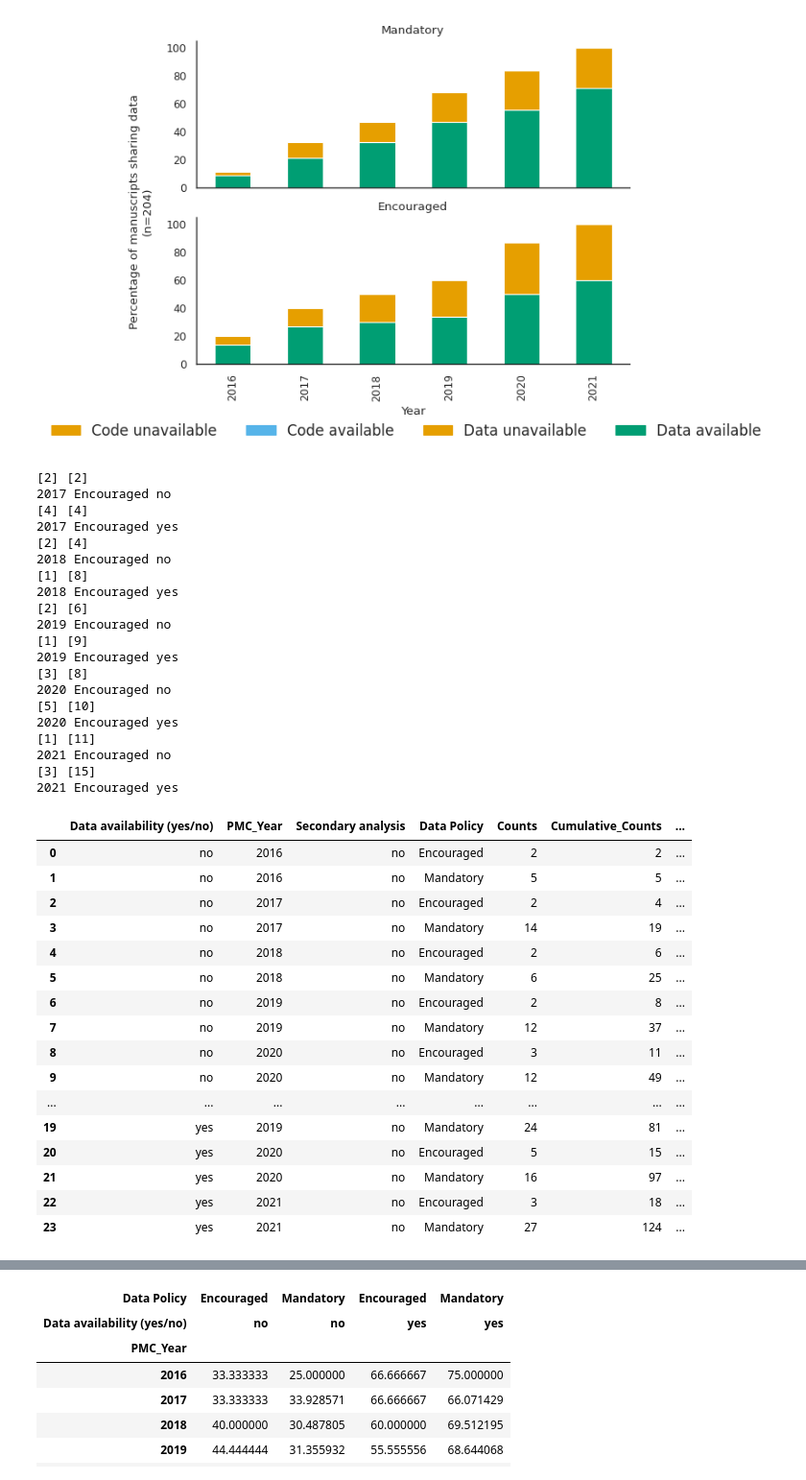
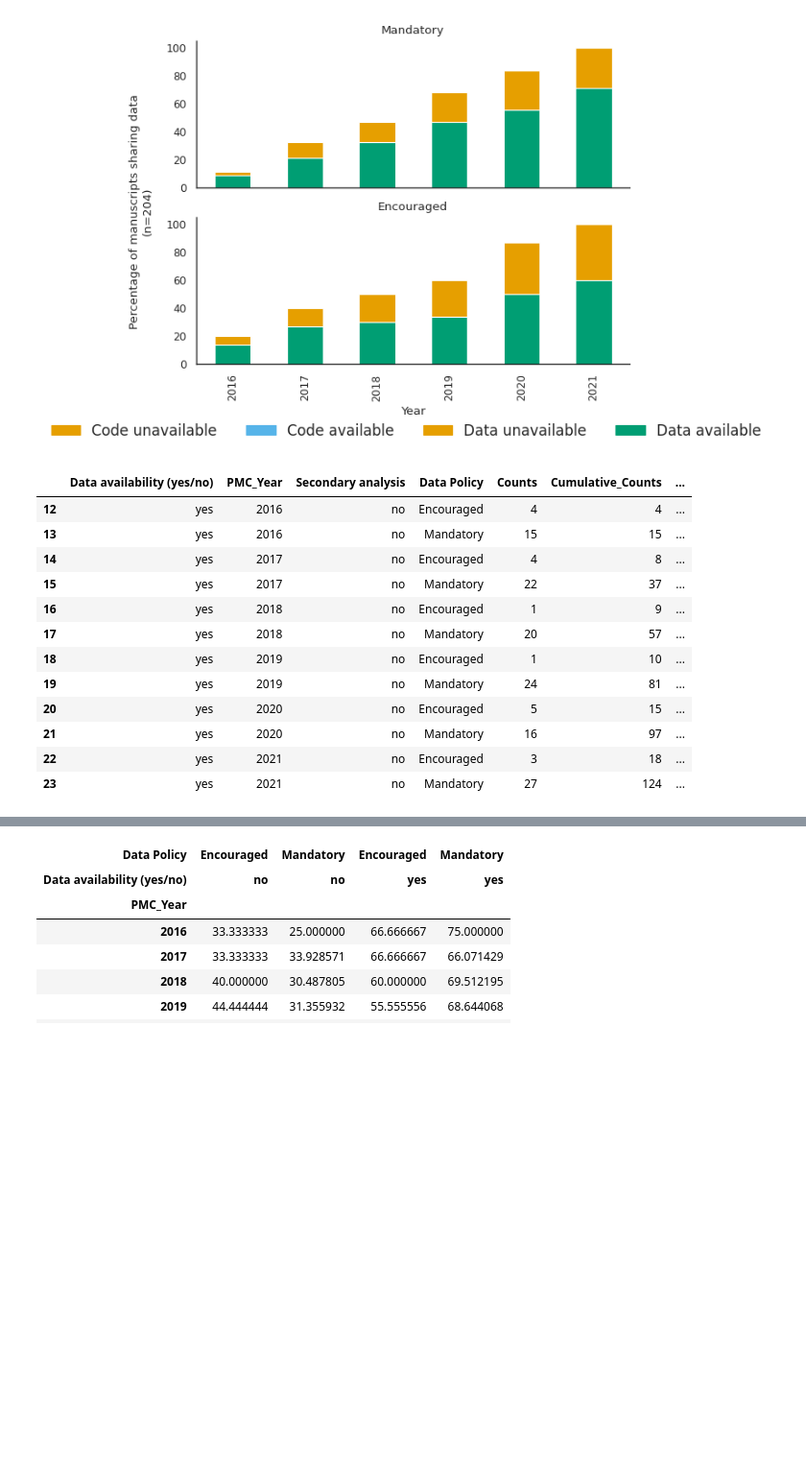
Before and after one commit to Mangul-Lab-USC/code-availability, a Jupyter notebook: notebooks/Figures.ipynb, the cells around one changed output, grey strips where cells are left out. Shown at 96% size. Cells and saved outputs as stored; diff of their text form; code cells hidden in the pictures; blank space fills up the shorter version.

```diff
--- a/notebooks/Figures.ipynb
+++ b/notebooks/Figures.ipynb
@@ -1628,66 +1617,41 @@ for year in years:
             encouraged_cum_sum+=df_temp.loc[((df_temp['PMC_Year']==year)&(df_temp['Data Policy']==policy)),'Counts'].sum()
         elif policy=='Mandatory':
             mandatory_cum_sum+=df_temp.loc[((df_temp['PMC_Year']==year)&(df_temp['Data Policy']==policy)),'Counts'].sum()
         #print(encouraged_cum_sum,mandatory_cum_sum)
         for availbility in availbilities:
             if policy=='Encouraged':
                 if year==2016:
                     df_temp.loc[((df_temp['PMC_Year']==year)&(df_temp['Data Policy']==policy)&(df_temp['Data availability (yes/no)']==availbility)),'Cumulative_Counts']=(((df_temp.loc[((df_temp['PMC_Year']==year)&(df_temp['Data Policy']==policy)&(df_temp['Data availability (yes/no)']==availbility)),'Counts'])))
                     df_temp.loc[((df_temp['PMC_Year']==year)&(df_temp['Data Policy']==policy)&(df_temp['Data availability (yes/no)']==availbility)),'Normalized']=(df_temp.loc[((df_temp['PMC_Year']==year)&(df_temp['Data Policy']==policy)&(df_temp['Data availability (yes/no)']==availbility)),'Cumulative_Counts']/encouraged_cum_sum)*100
                 else:
                     curr_value=df_temp.loc[((df_temp['PMC_Year']==year)&(df_temp['Data Policy']==policy)&(df_temp['Data availability (yes/no)']==availbility)),'Counts'].values
                     if df_temp.loc[((df_temp['PMC_Year']==year-1)&(df_temp['Data Policy']==policy)&(df_temp['Data availability (yes/no)']==availbility)),'Counts'].empty:
                         prev_value=0
                     else:
                         prev_value=df_temp.loc[((df_temp['PMC_Year']==year-1)&(df_temp['Data Policy']==policy)&(df_temp['Data availability (yes/no)']==availbility)),'Cumulative_Counts'].values
-                    print(curr_value,prev_value)
-                    print(year,policy,availbility)
                     df_temp.loc[((df_temp['PMC_Year']==year)&(df_temp['Data Policy']==policy)&(df_temp['Data availability (yes/no)']==availbility)),'Cumulative_Counts']=(curr_value+prev_value)
                     df_temp.loc[((df_temp['PMC_Year']==year)&(df_temp['Data Policy']==policy)&(df_temp['Data availability (yes/no)']==availbility)),'Normalized']=(df_temp.loc[((df_temp['PMC_Year']==year)&(df_temp['Data Policy']==policy)&(df_temp['Data availability (yes/no)']==availbility)),'Cumulative_Counts']/encouraged_cum_sum)*100
             elif policy=='Mandatory':
                 if year==2016:
                     df_temp.loc[((df_temp['PMC_Year']==year)&(df_temp['Data Policy']==policy)&(df_temp['Data availability (yes/no)']==availbility)),'Cumulative_Counts']=(((df_temp.loc[((df_temp['PMC_Year']==year)&(df_temp['Data Policy']==policy)&(df_temp['Data availability (yes/no)']==availbility)),'Counts'])))
                     df_temp.loc[((df_temp['PMC_Year']==year)&(df_temp['Data Policy']==policy)&(df_temp['Data availability (yes/no)']==availbility)),'Normalized']=(df_temp.loc[((df_temp['PMC_Year']==year)&(df_temp['Data Policy']==policy)&(df_temp['Data availability (yes/no)']==availbility)),'Cumulative_Counts']/mandatory_cum_sum)*100
                 else:
 
                     curr_value=df_temp.loc[((df_temp['PMC_Year']==year)&(df_temp['Data Policy']==policy)&(df_temp['Data availability (yes/no)']==availbility)),'Counts'].values
                     prev_value=df_temp.loc[((df_temp['PMC_Year']==year-1)&(df_temp['Data Policy']==policy)&(df_temp['Data availability (yes/no)']==availbility)),'Cumulative_Counts'].values
                     df_temp.loc[((df_temp['PMC_Year']==year)&(df_temp['Data Policy']==policy)&(df_temp['Data availability (yes/no)']==availbility)),'Cumulative_Counts']=(curr_value+prev_value)
                     df_temp.loc[((df_temp['PMC_Year']==year)&(df_temp['Data Policy']==policy)&(df_temp['Data availability (yes/no)']==availbility)),'Normalized']=(df_temp.loc[((df_temp['PMC_Year']==year)&(df_temp['Data Policy']==policy)&(df_temp['Data availability (yes/no)']==availbility)),'Cumulative_Counts']/mandatory_cum_sum)*100
+df_temp=df_temp[~((df_temp['Data availability (yes/no)']=='no'))]
 df_temp
 # %% [output]
-[2] [2]
-2017 Encouraged no
-[4] [4]
-2017 Encouraged yes
-[2] [4]
-2018 Encouraged no
-[1] [8]
-2018 Encouraged yes
-[2] [6]
-2019 Encouraged no
-[1] [9]
-2019 Encouraged yes
-[3] [8]
-2020 Encouraged no
-[5] [10]
-2020 Encouraged yes
-[1] [11]
-2021 Encouraged no
-[3] [15]
-2021 Encouraged yes
 |  | Data availability (yes/no) | PMC_Year | Secondary analysis | Data Policy | Counts | Cumulative_Counts | ... |
-| 0 | no | 2016 | no | Encouraged | 2 | 2 | ... |
-| 1 | no | 2016 | no | Mandatory | 5 | 5 | ... |
-| 2 | no | 2017 | no | Encouraged | 2 | 4 | ... |
-| 3 | no | 2017 | no | Mandatory | 14 | 19 | ... |
-| 4 | no | 2018 | no | Encouraged | 2 | 6 | ... |
-| 5 | no | 2018 | no | Mandatory | 6 | 25 | ... |
-| 6 | no | 2019 | no | Encouraged | 2 | 8 | ... |
-| 7 | no | 2019 | no | Mandatory | 12 | 37 | ... |
-| 8 | no | 2020 | no | Encouraged | 3 | 11 | ... |
-| 9 | no | 2020 | no | Mandatory | 12 | 49 | ... |
-| ... | ... | ... | ... | ... | ... | ... | ... |
+| 12 | yes | 2016 | no | Encouraged | 4 | 4 | ... |
+| 13 | yes | 2016 | no | Mandatory | 15 | 15 | ... |
+| 14 | yes | 2017 | no | Encouraged | 4 | 8 | ... |
+| 15 | yes | 2017 | no | Mandatory | 22 | 37 | ... |
+| 16 | yes | 2018 | no | Encouraged | 1 | 9 | ... |
+| 17 | yes | 2018 | no | Mandatory | 20 | 57 | ... |
+| 18 | yes | 2019 | no | Encouraged | 1 | 10 | ... |
 | 19 | yes | 2019 | no | Mandatory | 24 | 81 | ... |
 | 20 | yes | 2020 | no | Encouraged | 5 | 15 | ... |
 | 21 | yes | 2020 | no | Mandatory | 16 | 97 | ... |
```
Also changed, not shown: parts of 5 cells of this notebook.
